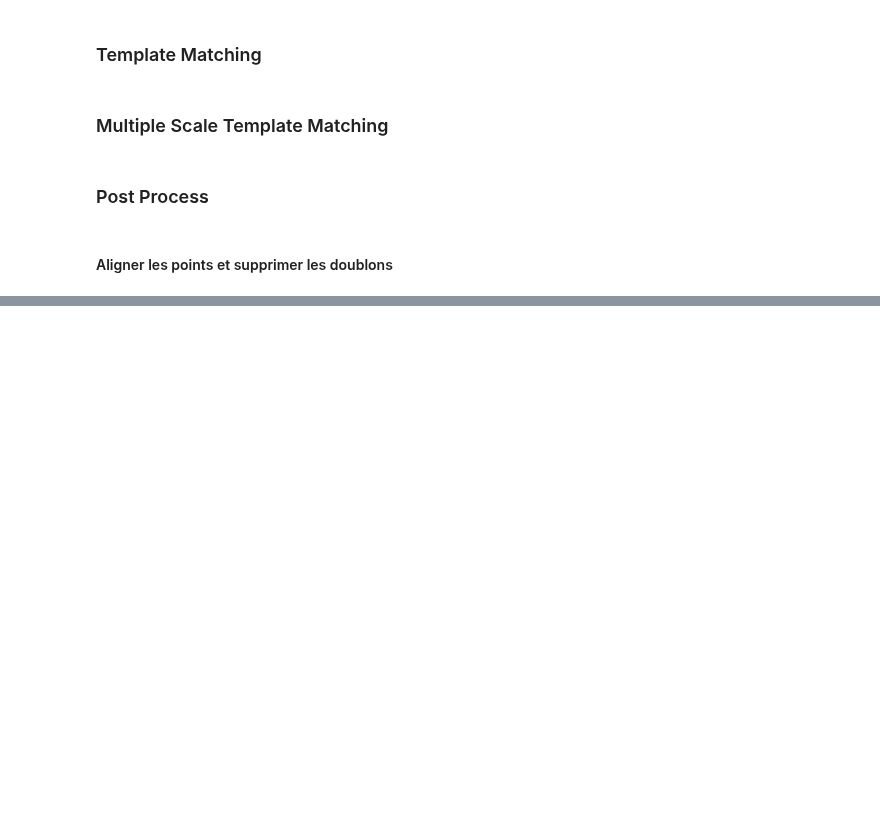
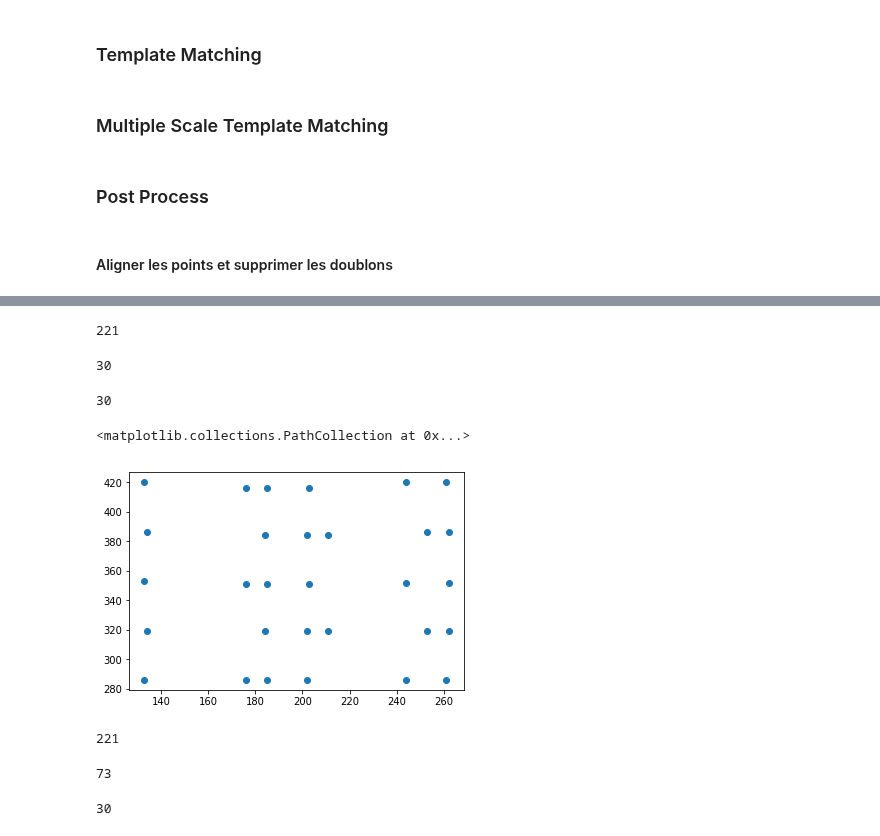
Before and after one commit to vincentnam/ProjetInterpromo2020G8, a Jupyter notebook: Jason_Daurat_notebook.ipynb, the cells around one changed output, grey strips where cells are left out. Drawn from its saved outputs; the diff is of its cells as text; code cells hidden in the pictures; blank space fills up the shorter version.

```diff
--- a/Jason_Daurat_notebook.ipynb
+++ b/Jason_Daurat_notebook.ipynb
@@ -640 +794,43 @@ l_test = remove_double_detection(l_test)
+# %%
+x = [liste_coord[i] for i in range(len(liste_coord)) if i % 2 == 0]
+y = [liste_coord[i] for i in range(len(liste_coord)) if i % 2 == 1]
+normal_seat = list(zip(x,y))
+len(normal_seat)
+# %% [output]
+221
+# %%
+seat_b = open('./../data/coord-Aer_Lingus_Airbus_A330-200_plane4-BusinessSeats.txt', 'r')
+seat_b = seat_b.read()
+seat_b = seat_b.replace('\n', ',').replace(' ', '').split(',')
+seat_b.remove('')
+seat_b = [int(i) for i in seat_b]
+x_b = [seat_b[i] for i in range(len(seat_b)) if i % 2 == 0]
+y_b = [seat_b[i] for i in range(len(seat_b)) if i % 2 == 1]
+business_seat = list(zip(x_b, y_b))
+# %%
+print(len(business_seat))
+business_seat = find_duplicate(business_seat)
+len(business_seat)
+# %% [output]
+30
+30
+# %%
+plt.scatter(list(zip(*business_seat))[0], list(zip(*business_seat))[1])
+# %% [output]
+<matplotlib.collections.PathCollection at 0x...>
+[figure, added]
+# %%
+normal_seat = remove_duplicate(find_duplicate(normal_seat), normal_seat)
+len(normal_seat)
+# %% [output]
+221
+# %%
+print(len(business_seat))
+business_seat = remove_duplicate(find_duplicate(business_seat), business_seat)
+x_b = [i[0] for i in business_seat]
+y_b = [i[1] for i in business_seat]
+len(business_seat)
+# %% [output]
+73
+30
 # %% [markdown]
```
Also changed, not shown: parts of 29 cells of this notebook.
